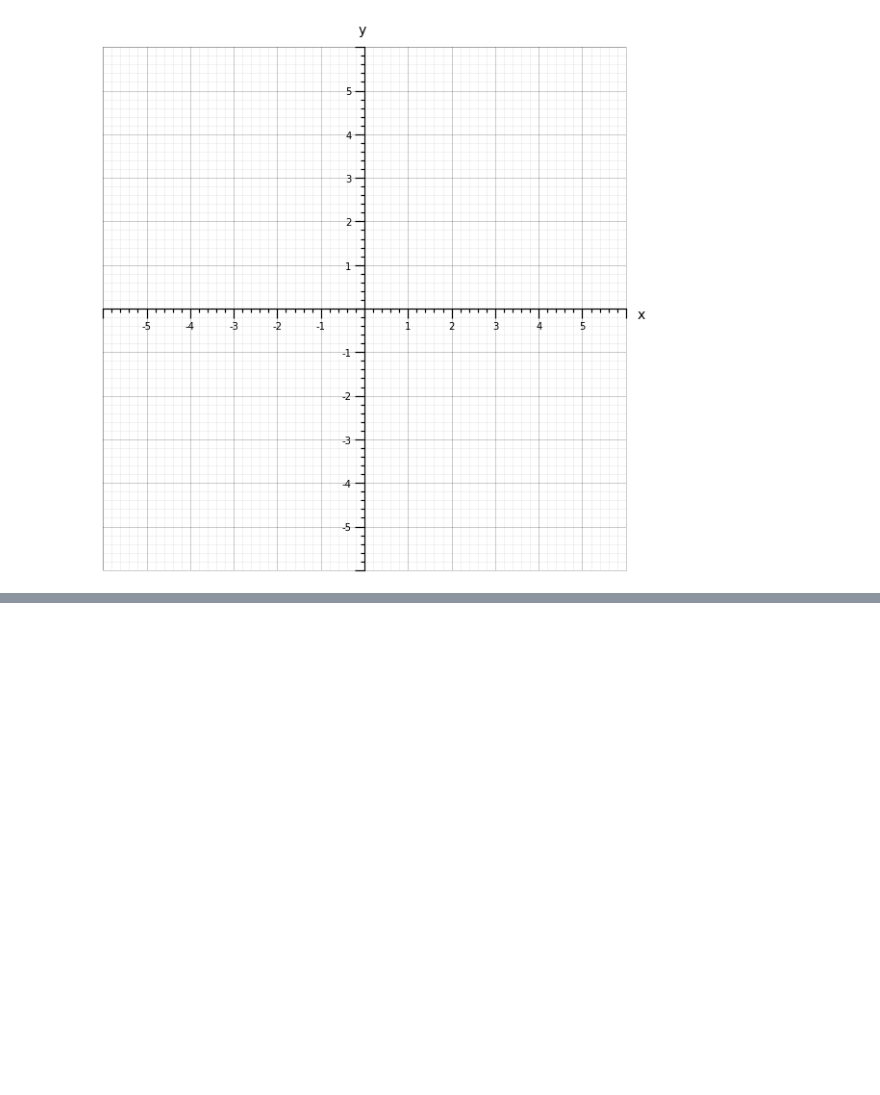
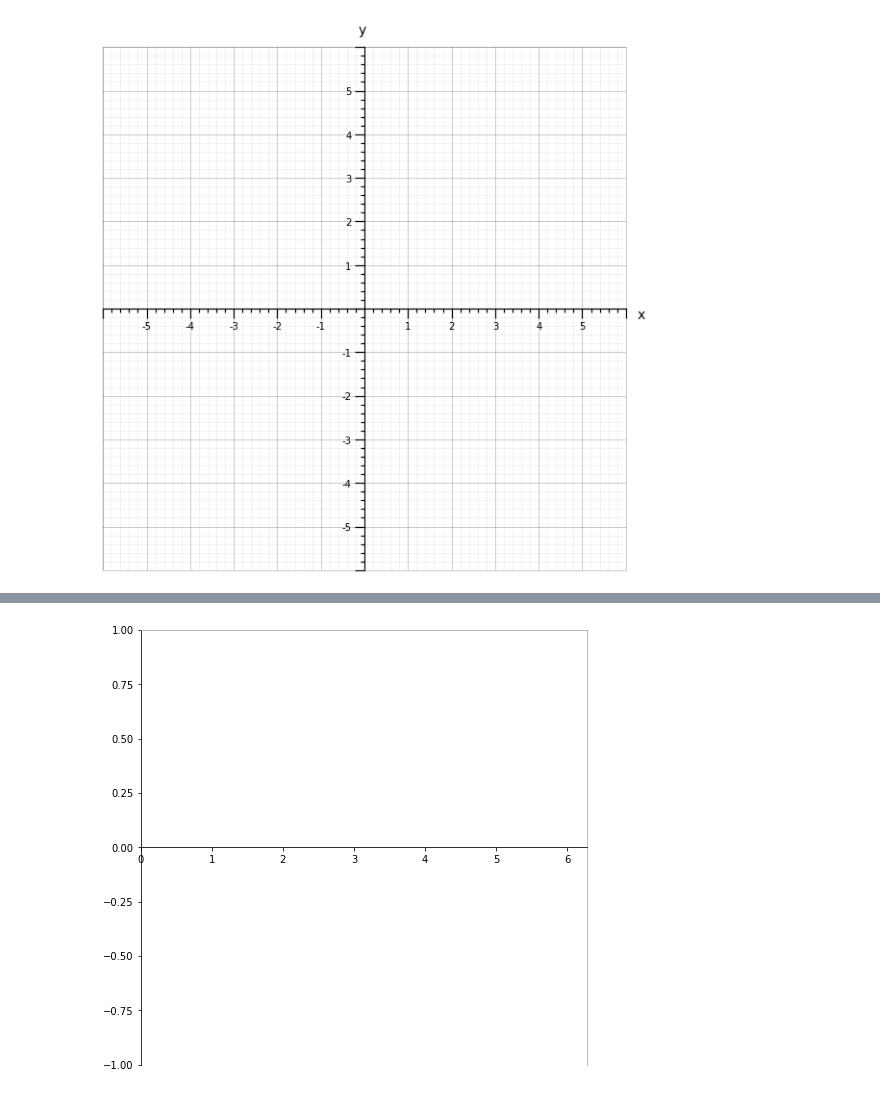
Before and after one commit to alexander-neville/docs, a Jupyter notebook: misc/matplotlib/basic_usage.ipynb, the cells around one changed output, grey strips where cells are left out. Saved outputs shown, nothing was run; the diff lists cells and outputs as text; code cells hidden in the pictures; blank space fills up the shorter version.

```diff
--- a/misc/matplotlib/basic_usage.ipynb
+++ b/misc/matplotlib/basic_usage.ipynb
@@ -421,0 +312,11 @@ ax.xaxis.set_major_locator(matplotlib.ticker.MultipleLocator(base=1.0))
+# %%
+f = plt.figure(figsize=(8,8))
+ax = f.add_subplot(1,1,1)
+ax.set_xlim(0, 2 * math.pi)
+ax.set_ylim(-1,1)
+ax.spines['top'].set_color("#aaaaaa")
+ax.spines['right'].set_color("#aaaaaa")
+
+ax.spines['bottom'].set_position('zero')
+# %% [output]
+[figure, added]
```
Also changed, not shown: parts of 7 cells of this notebook, 6 other files.
